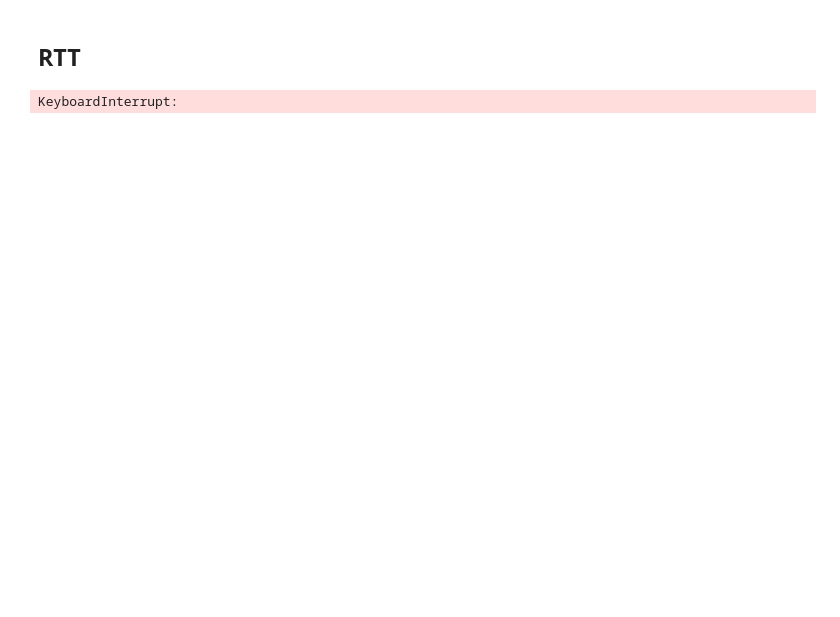
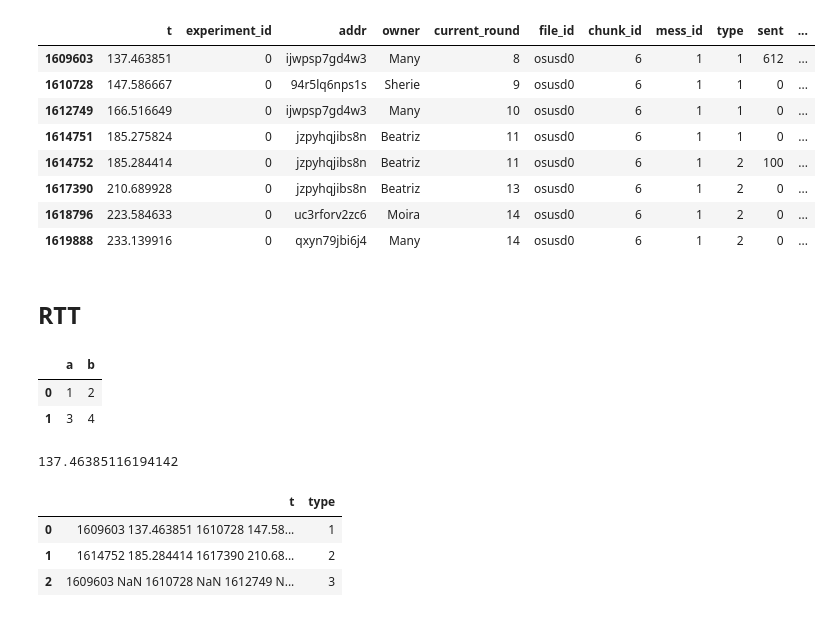
Before and after one commit to dbosk/spores, a Jupyter notebook: code/notebooks/5.2 - File sharing experiment interpretation.ipynb, the cells around one changed output. Drawn from its saved outputs; the diff is of its cells as text; code cells hidden in the pictures; blank space fills up the shorter version.

Commit message:
experiments and text

```diff
--- a/code/notebooks/5.2 - File sharing experiment interpretation.ipynb
+++ b/code/notebooks/5.2 - File sharing experiment interpretation.ipynb
@@ -124,39 +117,15 @@ devices_df
+# %%
+devices_df[(devices_df['experiment_id'] == 0) &
+                             (devices_df['mess_id'] == 1)]
+# %% [output]
+|  | t | experiment_id | addr | owner | current_round | file_id | chunk_id | mess_id | type | sent | ... |
+| 1609603 | 137.463851 | 0 | ijwpsp7gd4w3 | Many | 8 | osusd0 | 6 | 1 | 1 | 612 | ... |
+| 1610728 | 147.586667 | 0 | 94r5lq6nps1s | Sherie | 9 | osusd0 | 6 | 1 | 1 | 0 | ... |
+| 1612749 | 166.516649 | 0 | ijwpsp7gd4w3 | Many | 10 | osusd0 | 6 | 1 | 1 | 0 | ... |
+| 1614751 | 185.275824 | 0 | jzpyhqjibs8n | Beatriz | 11 | osusd0 | 6 | 1 | 1 | 0 | ... |
+| 1614752 | 185.284414 | 0 | jzpyhqjibs8n | Beatriz | 11 | osusd0 | 6 | 1 | 2 | 100 | ... |
+| 1617390 | 210.689928 | 0 | jzpyhqjibs8n | Beatriz | 13 | osusd0 | 6 | 1 | 2 | 0 | ... |
+| 1618796 | 223.584633 | 0 | uc3rforv2zc6 | Moira | 14 | osusd0 | 6 | 1 | 2 | 0 | ... |
+| 1619888 | 233.139916 | 0 | qxyn79jbi6j4 | Many | 14 | osusd0 | 6 | 1 | 2 | 0 | ... |
 # %% [markdown]
 ## RTT
-# %%
-messages_id = np.unique(devices_df['mess_id'])
-transfer_times = pd.DataFrame()
-#transfer_times = np.zeros(len(messages_id), dtype=np.float64)
-
-for i, m_id in enumerate(messages_id):
-    times = [None] * 2
-    for typ in [1, 2]:
-        data = devices_df[(devices_df['mess_id'] == m_id) &
-                          (devices_df['type'] == typ)]['t']
-
-        if len(data) != 0:
-            times[typ - 1] = max(data) - min(data)
-            transfer_times = transfer_times.append(pd.Series({
-                't': times[typ - 1],
-                'type': typ}), ignore_index=True)
-
-    if times[0] is not None and times[1] is not None:
-        transfer_times = transfer_times.append(pd.Series({
-                't': sum(times),
-                'type': 3}), ignore_index=True)
-
-
-def to_cdf(data):
-    data_size = len(data)
-    data_set=sorted(set(data))
-    bins=np.append(data_set, data_set[-1]+1)
-    counts, bin_edges = np.histogram(data, bins=bins, density=False)
-
-    counts=counts.astype(float)/data_size
-
-    # Find the cdf
-    cdf = np.cumsum(counts)
-
-    return cdf, bins
-# %% [output]
-KeyboardInterrupt:
@@ -162,0 +134,21 @@ KeyboardInterrupt:
+# %%
+pd.DataFrame([[1,2], [3,4]], columns=['a', 'b'])
+# %% [output]
+|  | a | b |
+| 0 | 1 | 2 |
+| 1 | 3 | 4 |
+# %%
+chunk.min()
+# %% [output]
+137.46385116194142
+# %%
+transfer_times.append(pd.DataFrame([
+                [chunk, 1],
+                [ack, 2],
+                [rtt, 3]
+            ], columns=['t', 'type']), ignore_index=True)
+# %% [output]
+|  | t | type |
+| 0 | 1609603 137.463851 1610728 147.58... | 1 |
+| 1 | 1614752 185.284414 1617390 210.68... | 2 |
+| 2 | 1609603 NaN 1610728 NaN 1612749 N... | 3 |
```
Also changed, not shown: parts of 5 cells of this notebook, 4 other files.
